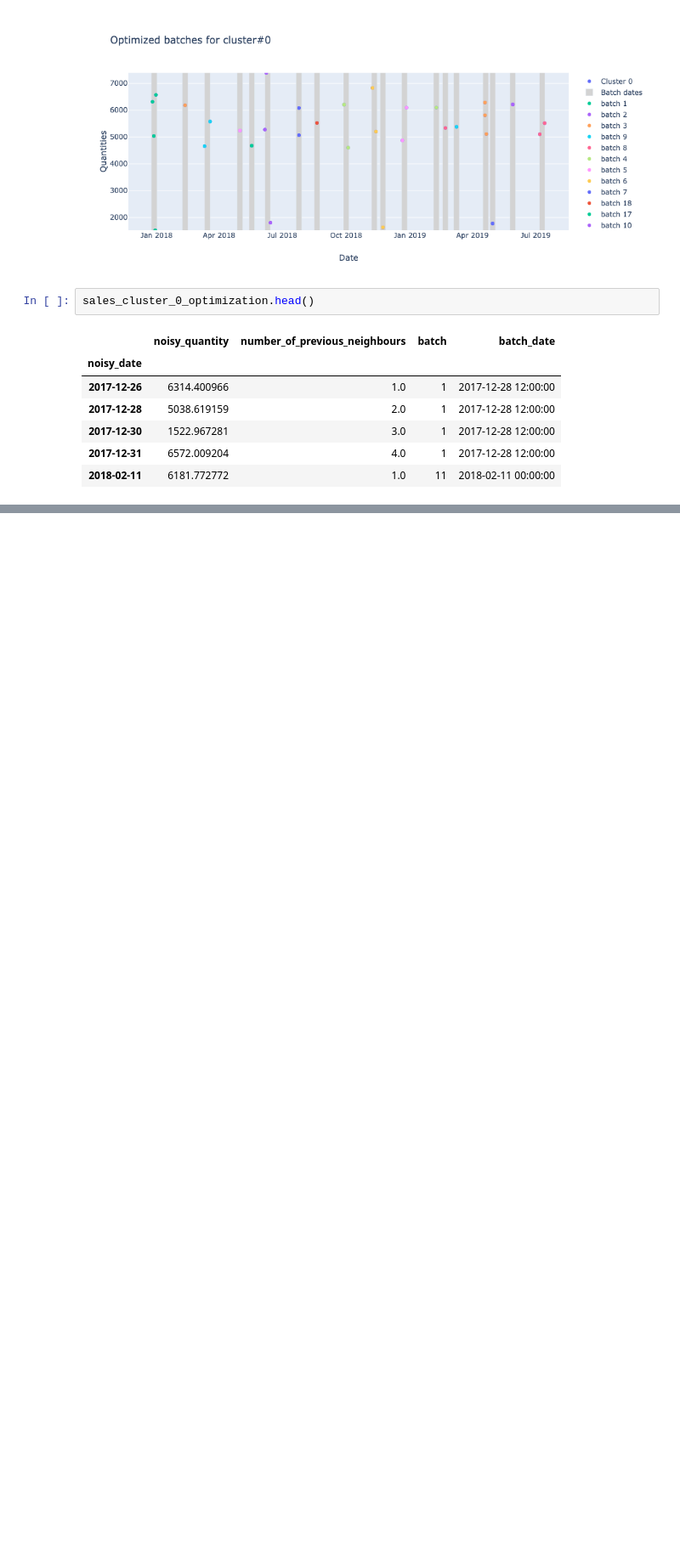
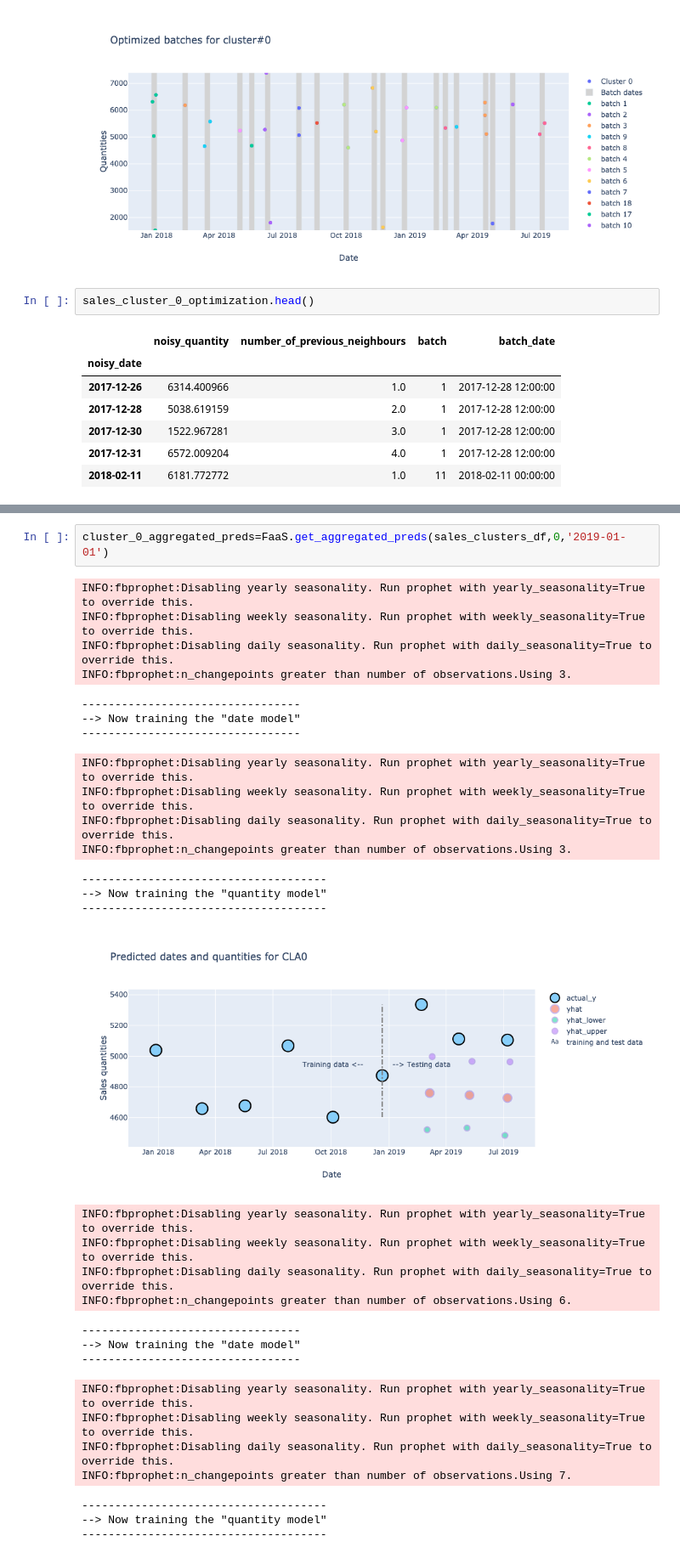
Before and after one commit to raphaelribard/Sales_forecasting, a Jupyter notebook: notebooks/4.0-rr-Prediction-and-optimization.ipynb, the cells around one changed output, grey strips where cells are left out. Shown at 85% size. Drawn from its saved outputs; the diff is of its cells as text; blank space fills up the shorter version.

```diff
--- a/notebooks/4.0-rr-Prediction-and-optimization.ipynb
+++ b/notebooks/4.0-rr-Prediction-and-optimization.ipynb
@@ -43,0 +47,32 @@ sales_cluster_0_optimization.head()
+# %%
+cluster_0_aggregated_preds=FaaS.get_aggregated_preds(sales_clusters_df,0,'2019-01-01')
+# %% [output]
+INFO:fbprophet:Disabling yearly seasonality. Run prophet with yearly_seasonality=True to override this.
+INFO:fbprophet:Disabling weekly seasonality. Run prophet with weekly_seasonality=True to override this.
+INFO:fbprophet:Disabling daily seasonality. Run prophet with daily_seasonality=True to override this.
+INFO:fbprophet:n_changepoints greater than number of observations.Using 3.
+---------------------------------
+--> Now training the "date model"
+---------------------------------
+INFO:fbprophet:Disabling yearly seasonality. Run prophet with yearly_seasonality=True to override this.
+INFO:fbprophet:Disabling weekly seasonality. Run prophet with weekly_seasonality=True to override this.
+INFO:fbprophet:Disabling daily seasonality. Run prophet with daily_seasonality=True to override this.
+INFO:fbprophet:n_changepoints greater than number of observations.Using 3.
+-------------------------------------
+--> Now training the "quantity model"
+-------------------------------------
+[figure, added]
+INFO:fbprophet:Disabling yearly seasonality. Run prophet with yearly_seasonality=True to override this.
+INFO:fbprophet:Disabling weekly seasonality. Run prophet with weekly_seasonality=True to override this.
+INFO:fbprophet:Disabling daily seasonality. Run prophet with daily_seasonality=True to override this.
+INFO:fbprophet:n_changepoints greater than number of observations.Using 6.
+---------------------------------
+--> Now training the "date model"
+---------------------------------
+INFO:fbprophet:Disabling yearly seasonality. Run prophet with yearly_seasonality=True to override this.
+INFO:fbprophet:Disabling weekly seasonality. Run prophet with weekly_seasonality=True to override this.
+INFO:fbprophet:Disabling daily seasonality. Run prophet with daily_seasonality=True to override this.
+INFO:fbprophet:n_changepoints greater than number of observations.Using 7.
+-------------------------------------
+--> Now training the "quantity model"
+-------------------------------------
```
Also changed, not shown: parts of 16 cells of this notebook, 3 other files.
